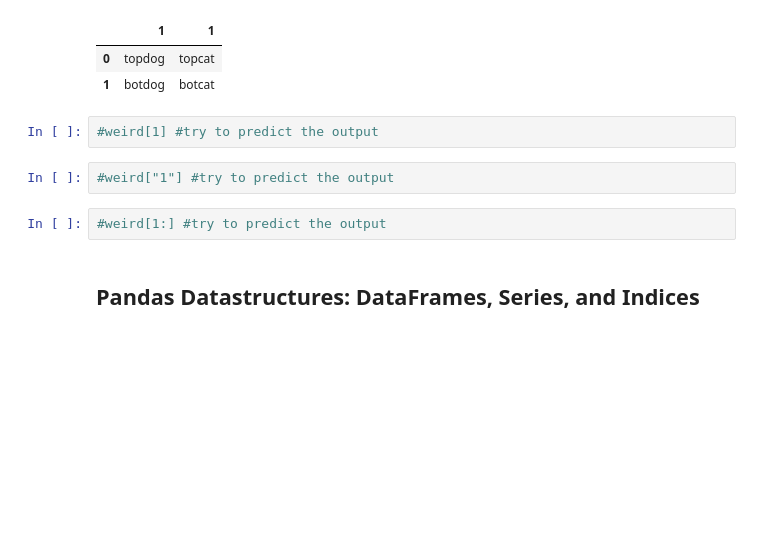
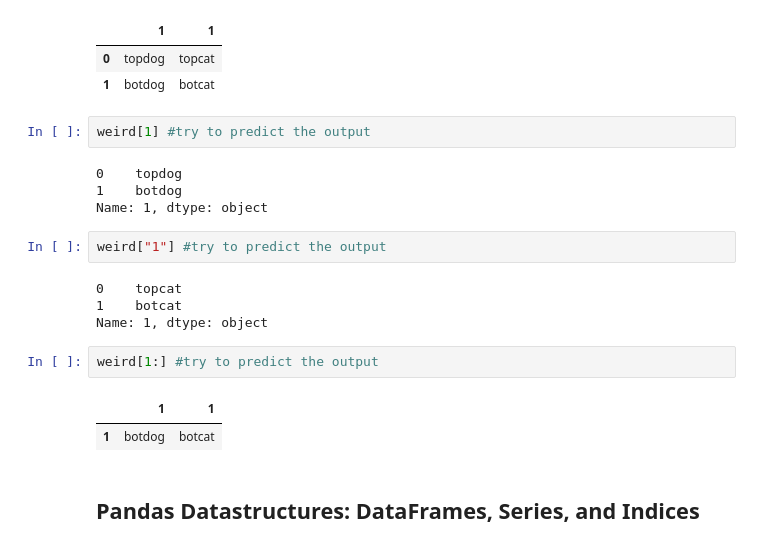
Before and after one commit to AliceRayLu/data-100-sp22, a Jupyter notebook: lec/lec03/03-pandas-basics.ipynb, the cells around one changed output. Drawn from its saved outputs; the diff is of its cells as text; blank space fills up the shorter version.

```diff
--- a/lec/lec03/03-pandas-basics.ipynb
+++ b/lec/lec03/03-pandas-basics.ipynb
@@ -251,11 +251,22 @@ weird
 | 0 | topdog | topcat |
 | 1 | botdog | botcat |
 # %%
-#weird[1] #try to predict the output
+weird[1] #try to predict the output
+# %% [output]
+0    topdog
+1    botdog
+Name: 1, dtype: object
 # %%
-#weird["1"] #try to predict the output
+weird["1"] #try to predict the output
+# %% [output]
+0    topcat
+1    botcat
+Name: 1, dtype: object
 # %%
-#weird[1:] #try to predict the output
+weird[1:] #try to predict the output
+# %% [output]
+|  | 1 | 1 |
+| 1 | botdog | botcat |
 # %% [markdown]
 ## Pandas Datastructures: DataFrames, Series, and Indices
 # %%
```
Also changed, not shown: parts of 5 cells of this notebook, 1 other file.
